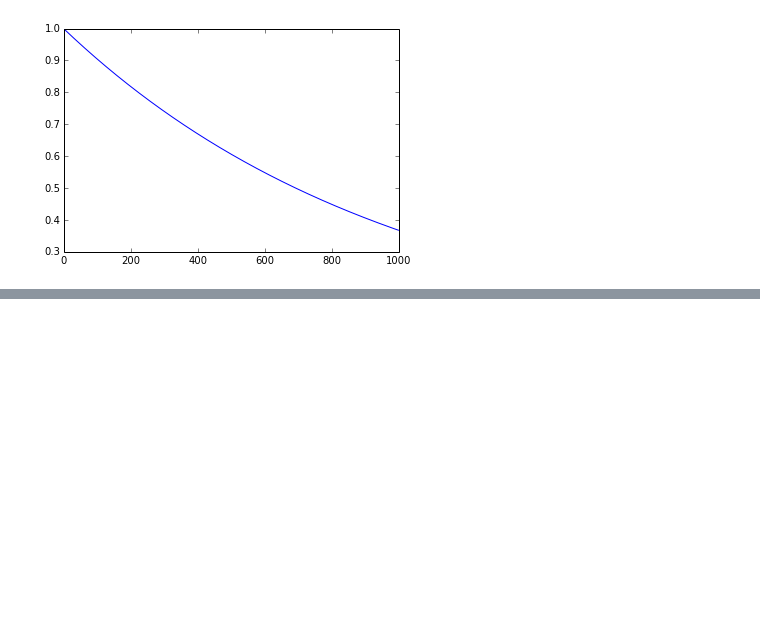
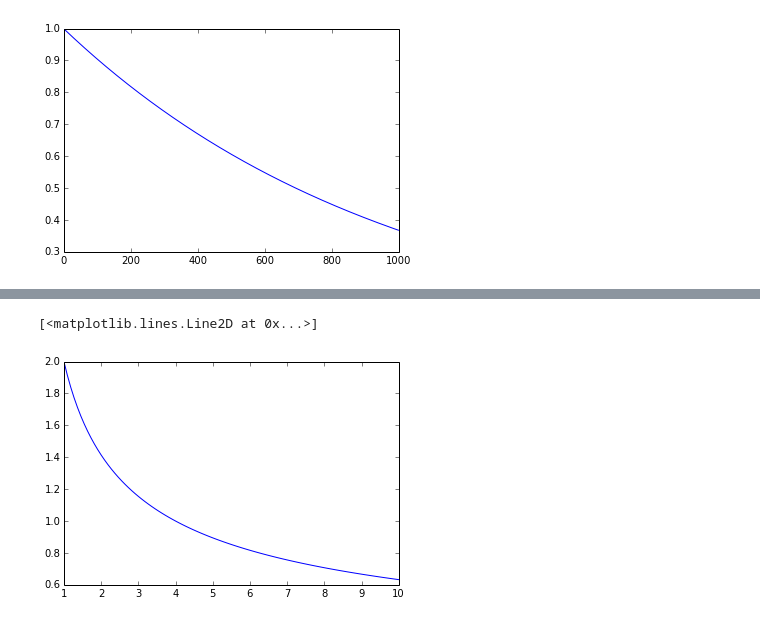
Before and after one commit to hoarf/el_farol_multibar, a Jupyter notebook: problem-exploration.ipynb, the cells around one changed output, grey strips where cells are left out. Cells and saved outputs as stored; diff of their text form; code cells hidden in the pictures; blank space fills up the shorter version.

```diff
--- a/problem-exploration.ipynb
+++ b/problem-exploration.ipynb
@@ -109,0 +150,7 @@ plot(x, [g() for _ in x])
+# %%
+x = np.linspace(1,10,100)
+f = lambda x: 2/np.sqrt(x)
+plot(x, f(x))
+# %% [output]
+[<matplotlib.lines.Line2D at 0x...>]
+[figure, added]
```
Also changed, not shown: parts of 5 cells of this notebook, 6 other files.
